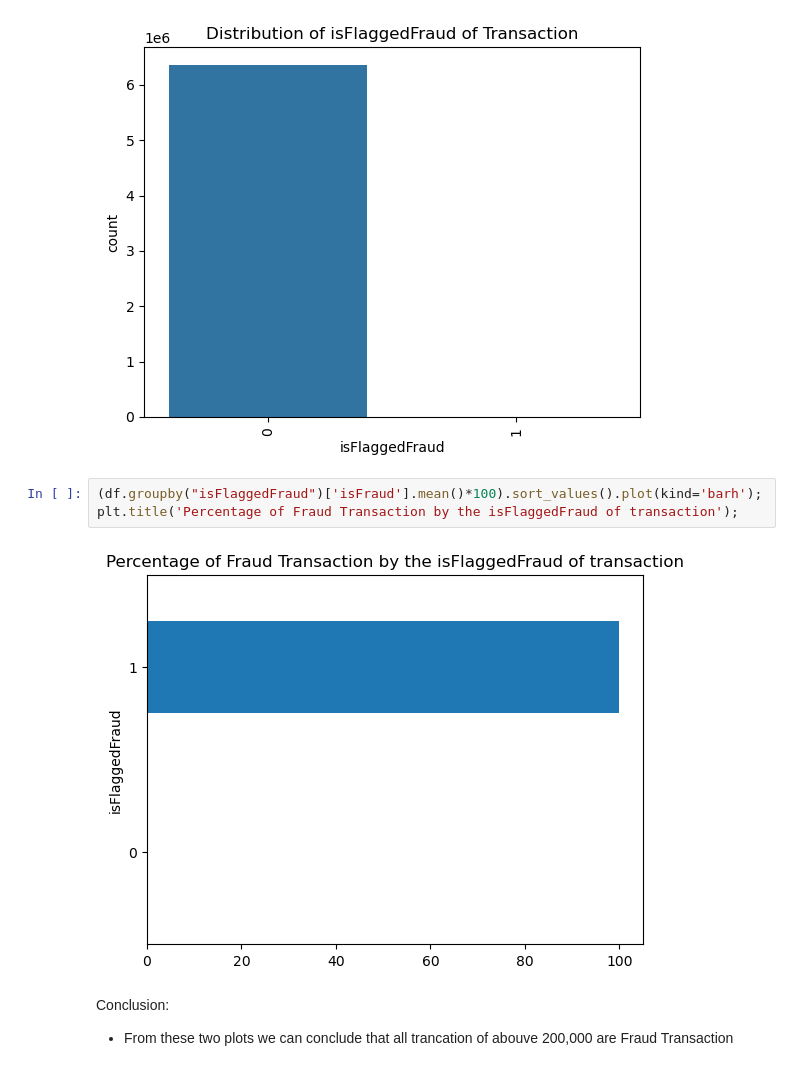
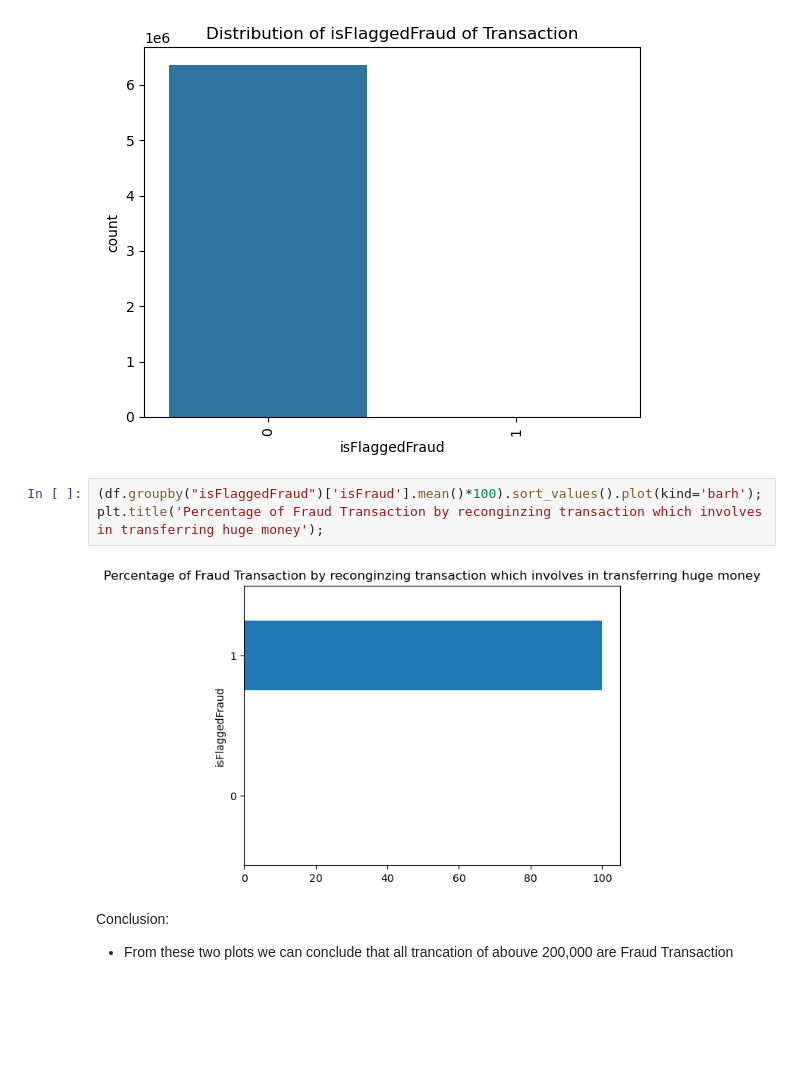
Before and after one commit to sachincmanjrekar/FraudDetection, a Jupyter notebook: FraudTransactionDetection.ipynb, the cells around one changed output. Saved outputs shown, nothing was run; the diff lists cells and outputs as text; blank space fills up the shorter version.

```diff
--- a/FraudTransactionDetection.ipynb
+++ b/FraudTransactionDetection.ipynb
@@ -212,9 +212,9 @@ ax.set_title('Distribution of isFlaggedFraud of Transaction');
 [figure]
 # %%
 (df.groupby("isFlaggedFraud")['isFraud'].mean()*100).sort_values().plot(kind='barh');
-plt.title('Percentage of Fraud Transaction by the isFlaggedFraud of transaction');
+plt.title('Percentage of Fraud Transaction by reconginzing transaction which involves in transferring huge money');
 # %% [output]
-[figure, old version]
+[figure, new version]
 # %% [markdown]
 Conclusion:
 - From these two plots we can conclude that all trancation of abouve 200,000 are Fraud Transaction
```
Also changed, not shown: parts of 47 cells of this notebook.
